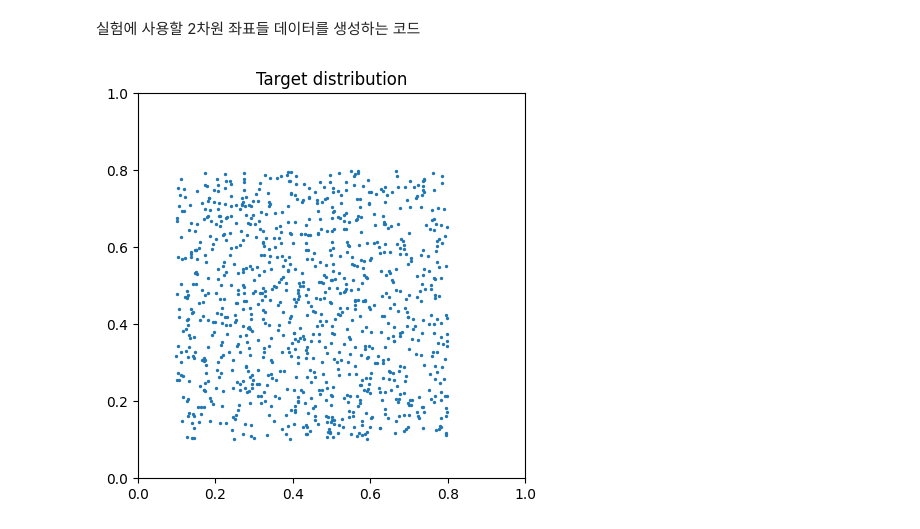
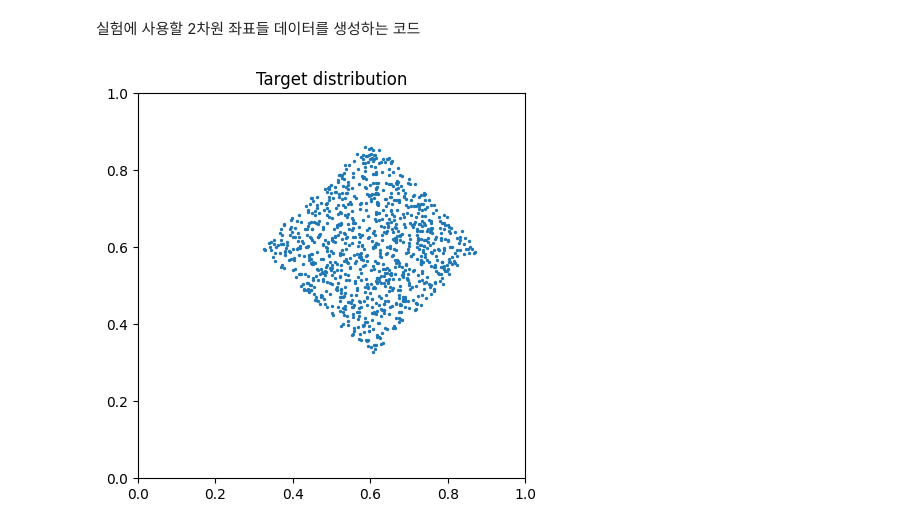
Before and after one commit to red1108/infoQGAN, a Jupyter notebook: 2D_prepare.ipynb, the cells around one changed output. Saved outputs shown, nothing was run; the diff lists cells and outputs as text; code cells hidden in the pictures.

```diff
--- a/2D_prepare.ipynb
+++ b/2D_prepare.ipynb
@@ -24,23 +24,23 @@ generator = PointGenerator.PointGenerator(data_num)
 # %%
 # 원하는 분포 생성 (예: 'curve')
 
-generate_function = generator.generate_biased_box2 # 이걸 바꿔주면 된다.
+generate_function = generator.generate_biased_diamond # 이걸 바꿔주면 된다.
 data = generate_function()
 
 # 그래프 그리기
 plt.figure(figsize=(5, 5))
 plt.scatter(data[:, 0], data[:, 1], s=2.0)
 plt.title('Target distribution')
 plt.xlim((0, 1))
 plt.ylim((0, 1))
 
 np.savetxt(f'data/2D/{data_type}_{data_num}_{idx}.txt', data) # 2차원 점 분포를 txt 파일에 저장
 plt.savefig(f'data/2D/{data_type}_{data_num}_{idx}.png') # 2차원 점 분포를 png 파일로 저장
 plt.show()
 
 function_code = inspect.getsource(generate_function)
 output_code_path = f'data/2D/{data_type}_{data_num}_{idx}_code.txt'
 with open(output_code_path, 'w') as file:
     file.write(function_code)
 # %% [output]
-[figure, old version]
+[figure, new version]
```
Also changed, not shown: parts of 1 cell of this notebook, 17 other files.
